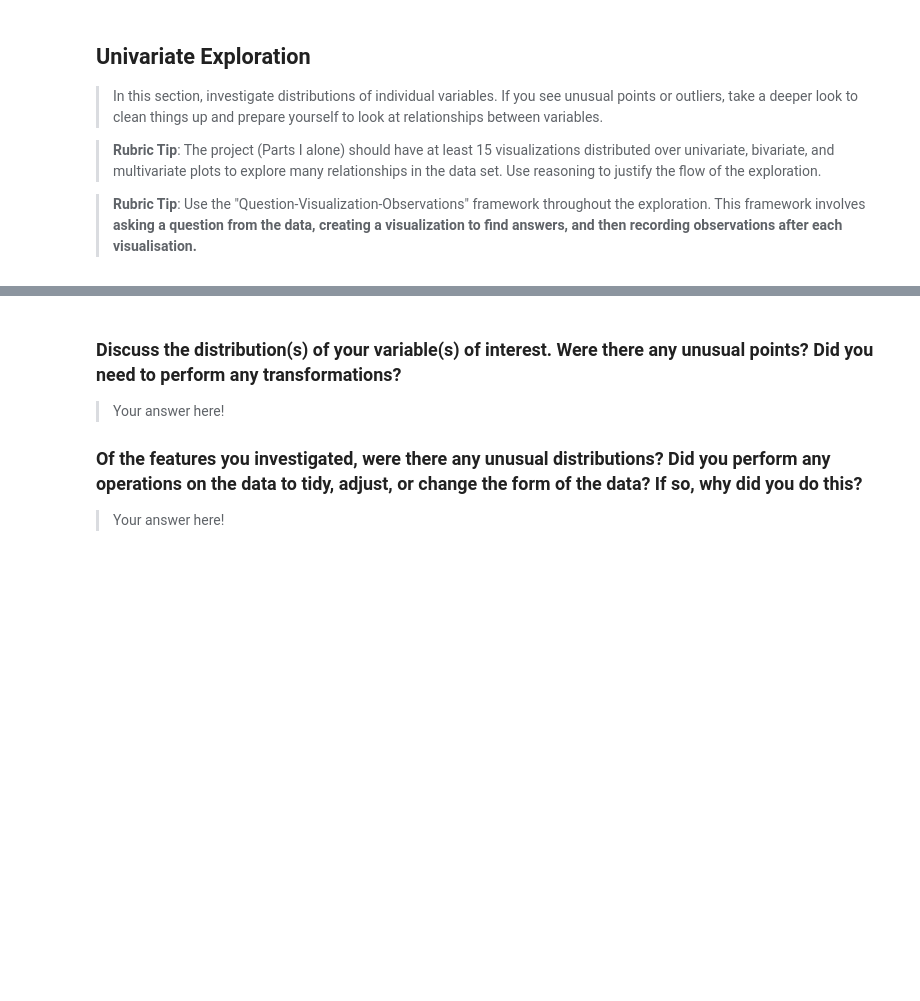
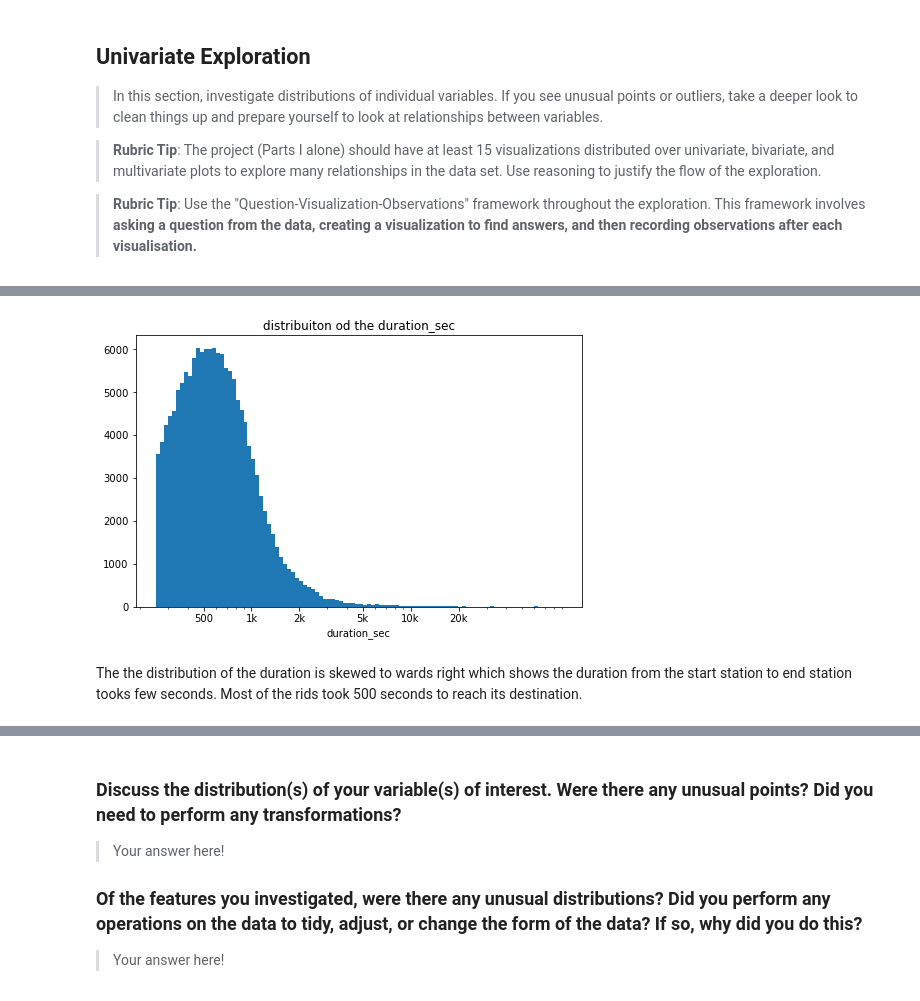
Before and after one commit to ekubay/Data_Visualization, a Jupyter notebook: Notebooks/Part_I_DataExploration.ipynb, the cells around one changed output, grey strips where cells are left out. Saved outputs shown, nothing was run; the diff lists cells and outputs as text; code cells hidden in the pictures; blank space fills up the shorter version.

```diff
--- a/Notebooks/Part_I_DataExploration.ipynb
+++ b/Notebooks/Part_I_DataExploration.ipynb
@@ -157,0 +200,16 @@ and prepare yourself to look at relationships between variables.
+# %%
+# there's a long tail in the distribution, so let's put it on a log scale instead
+log_binsize = 0.025
+bins = 10 ** np.arange(2.4, np.log10(df_bike['duration_sec'].max())+log_binsize, log_binsize)
+
+plt.figure(figsize=[8, 5])
+plt.hist(data = df_bike, x = 'duration_sec', bins = bins)
+plt.xscale('log')
+plt.xticks([500, 1e3, 2e3, 5e3, 1e4, 2e4], [500, '1k', '2k', '5k', '10k', '20k'])
+plt.xlabel('duration_sec')
+plt.title("distribuiton od the duration_sec")
+plt.show()
+# %% [output]
+[figure, added]
+# %% [markdown]
+The the distribution of the duration is skewed to wards right which shows the duration from the start station to end station tooks few seconds. Most of the rids took 500 seconds to reach its destination.
```
Also changed, not shown: parts of 73 cells of this notebook.
